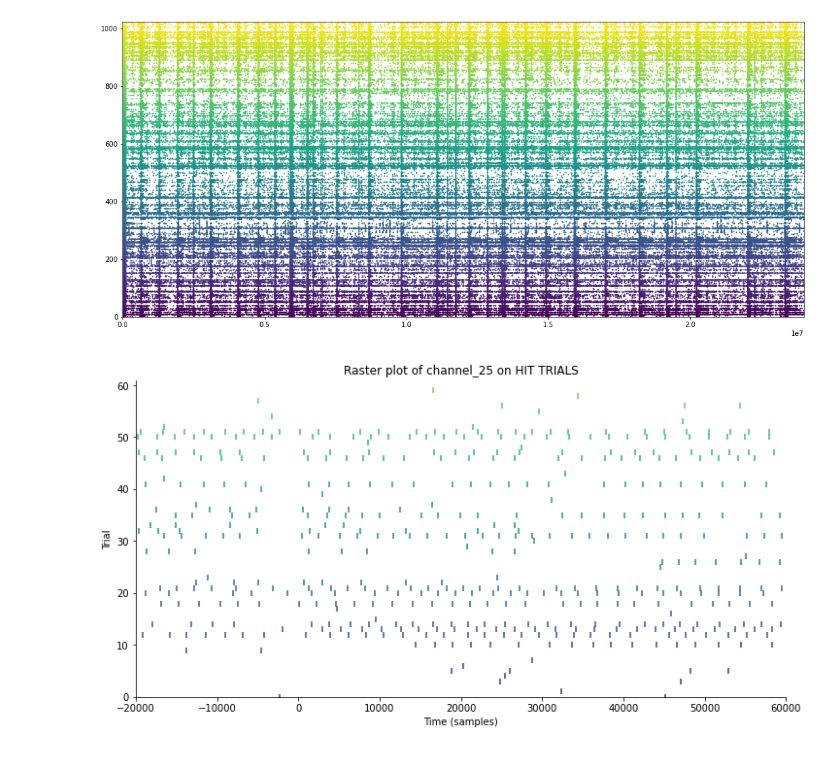
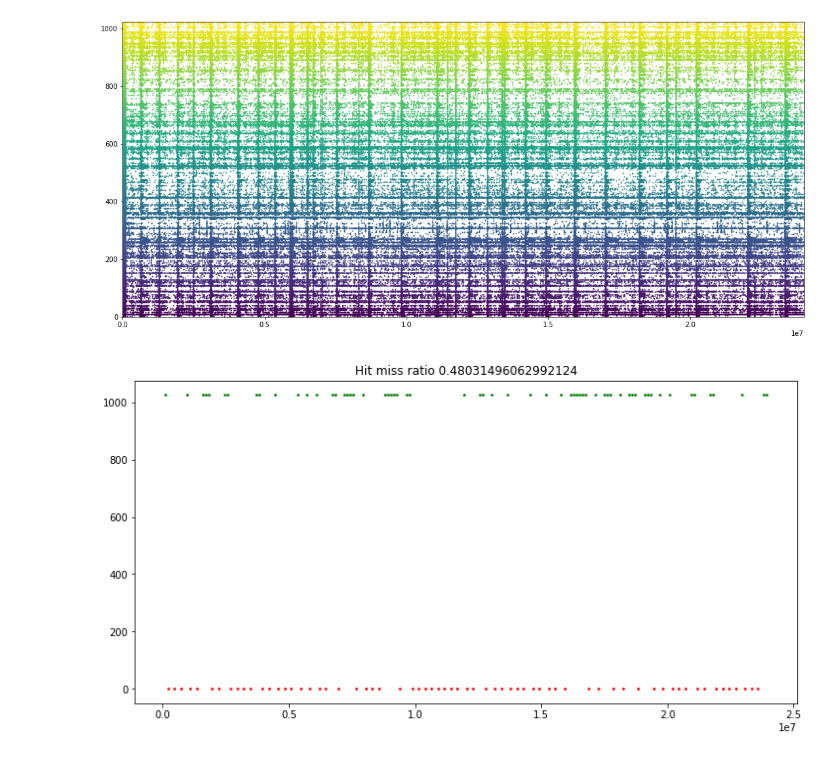
Before and after one commit to neuromorphs/BrainDishSiMulator, a Jupyter notebook: notebooks/2023-07-03b_learning.ipynb, the cells around one changed output. Drawn from its saved outputs; the diff is of its cells as text; code cells hidden in the pictures.

```diff
--- a/notebooks/2023-07-03b_learning.ipynb
+++ b/notebooks/2023-07-03b_learning.ipynb
@@ -83,23 +83,16 @@ ax.set_xlim(0, 2.4e7)
 plt.show()
 # %% [output]
 [figure]
-# %%
-raster_array = make_psth(events_hit, most_spikes_times, psth_beg, psth_end, fs)
-
-fig, ax = plt.subplots(figsize = (12,6))
-
-cmap = plt.cm.viridis(np.linspace(0.1, .8, len(raster_array)))
-for i, spike_times in enumerate(raster_array):
-    # We plot only spikes that fall within the desired window
-    ax.scatter(spike_times, i * np.ones_like(spike_times), marker='|', color = cmap[i])
-
-ax.set_xlim(psth_beg*fs, psth_end*fs)
-ax.set_ylim(0, len(events_hit))
-ax.set_xlabel('Time (samples)')
-ax.set_ylabel('Trial')
-ax.set_title('Raster plot of %s on HIT TRIALS' % channel_with_most_spikes)
-ax.spines['right'].set_visible(False)
-ax.spines['top'].set_visible(False)
-plt.show()
-# %% [output]
-[figure, removed]
+# %%
+stamps_hits = [x['norm_timestamp'] for x in events_hit]
+stamps_miss = [x['norm_timestamp'] for x in events_fail]
+
+fig, ax = plt.subplots(figsize = (12,6))
+
+ax.scatter(stamps_hits, y = np.ones_like(stamps_hits)*len(spike_times.items())+1, s = 3, color = 'green')
+ax.scatter(stamps_miss, y = np.zeros_like(stamps_miss)*len(spike_times.items())+1, s = 3, color = 'red')
+
+plt.title('Hit miss ratio %s' % (len(stamps_hits)/(len(stamps_hits)+len(stamps_miss))))
+plt.show()
+# %% [output]
+[figure, added]
```
Also changed, not shown: parts of 4 cells of this notebook, 11 other files.
